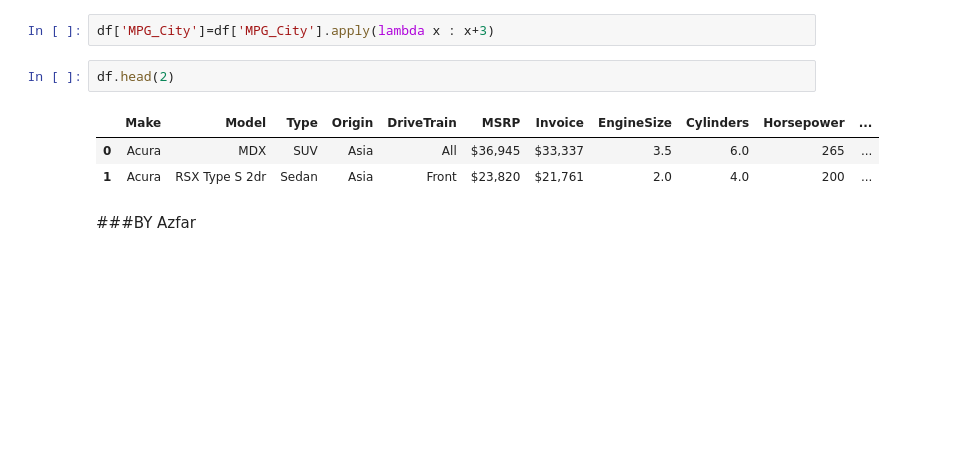
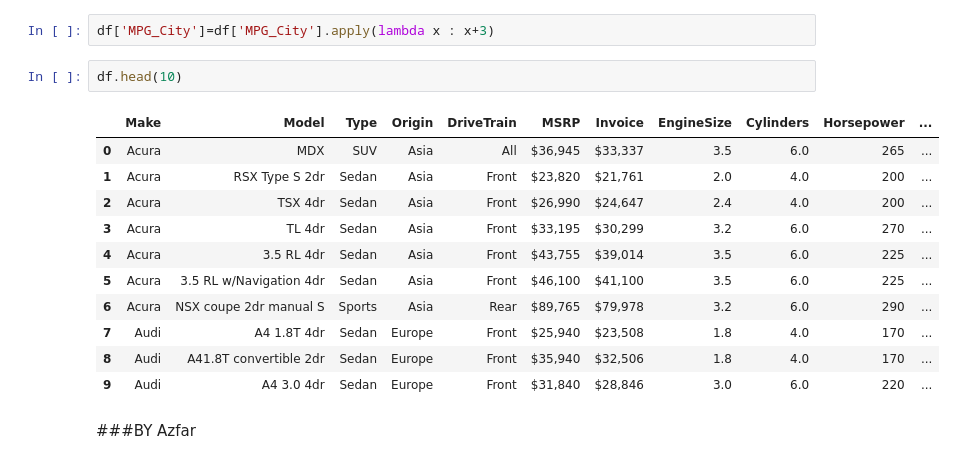
Before and after one commit to imazfar/Cars-Data-Analysis, a Jupyter notebook: Cars_Data_Analysis.ipynb, the cells around one changed output. Saved outputs shown, nothing was run; the diff lists cells and outputs as text; blank space fills up the shorter version.

```diff
--- a/Cars_Data_Analysis.ipynb
+++ b/Cars_Data_Analysis.ipynb
@@ -156,11 +156,19 @@ df[~(df['Weight']>4000)]
 # %%
 df['MPG_City']=df['MPG_City'].apply(lambda x : x+3)
 # %%
-df.head(2)
+df.head(10)
 # %% [output]
 |  | Make | Model | Type | Origin | DriveTrain | MSRP | Invoice | EngineSize | Cylinders | Horsepower | ... |
 | 0 | Acura | MDX | SUV | Asia | All | $36,945 | $33,337 | 3.5 | 6.0 | 265 | ... |
 | 1 | Acura | RSX Type S 2dr | Sedan | Asia | Front | $23,820 | $21,761 | 2.0 | 4.0 | 200 | ... |
+| 2 | Acura | TSX 4dr | Sedan | Asia | Front | $26,990 | $24,647 | 2.4 | 4.0 | 200 | ... |
+| 3 | Acura | TL 4dr | Sedan | Asia | Front | $33,195 | $30,299 | 3.2 | 6.0 | 270 | ... |
+| 4 | Acura | 3.5 RL 4dr | Sedan | Asia | Front | $43,755 | $39,014 | 3.5 | 6.0 | 225 | ... |
+| 5 | Acura | 3.5 RL w/Navigation 4dr | Sedan | Asia | Front | $46,100 | $41,100 | 3.5 | 6.0 | 225 | ... |
+| 6 | Acura | NSX coupe 2dr manual S | Sports | Asia | Rear | $89,765 | $79,978 | 3.2 | 6.0 | 290 | ... |
+| 7 | Audi | A4 1.8T 4dr | Sedan | Europe | Front | $25,940 | $23,508 | 1.8 | 4.0 | 170 | ... |
+| 8 | Audi | A41.8T convertible 2dr | Sedan | Europe | Front | $35,940 | $32,506 | 1.8 | 4.0 | 170 | ... |
+| 9 | Audi | A4 3.0 4dr | Sedan | Europe | Front | $31,840 | $28,846 | 3.0 | 6.0 | 220 | ... |
 # %% [markdown]
 
 
```
